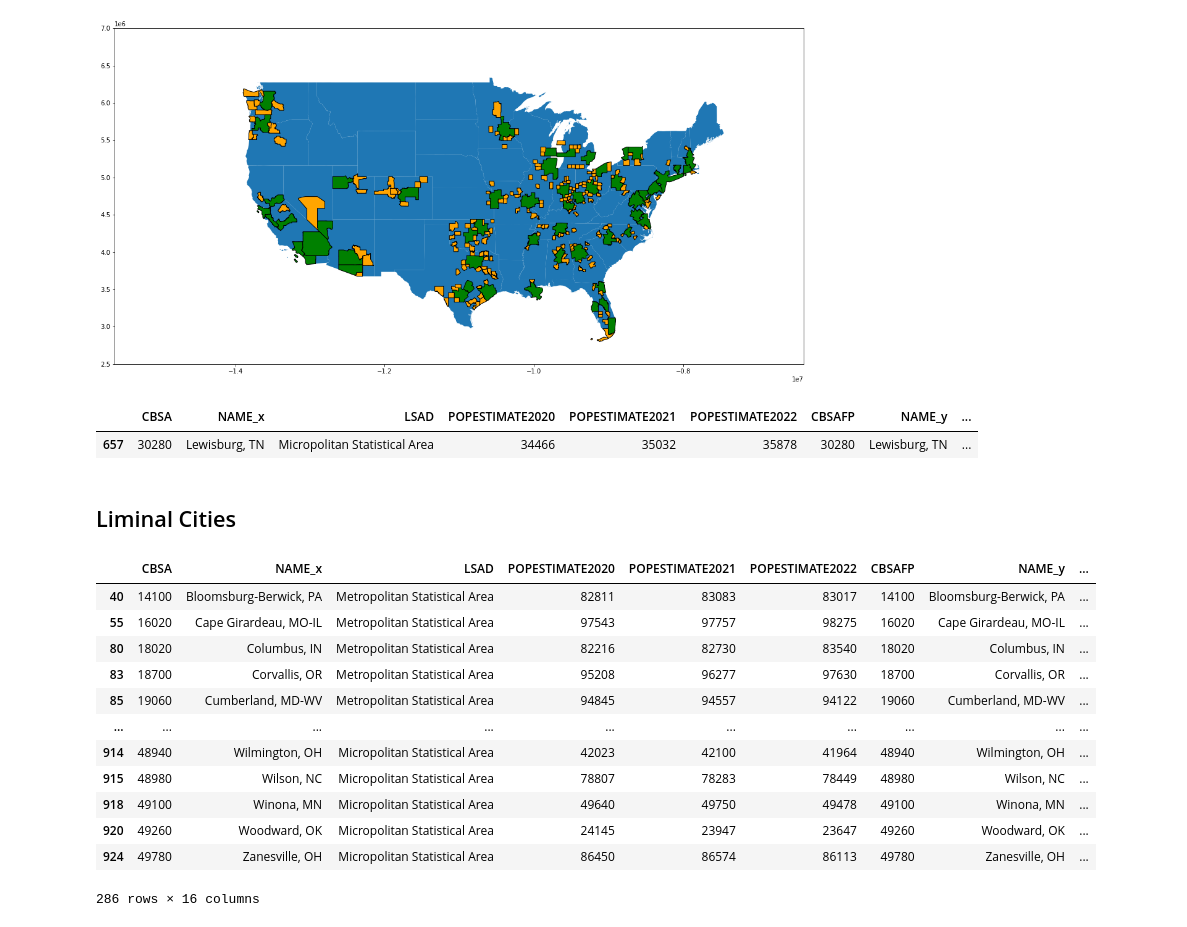
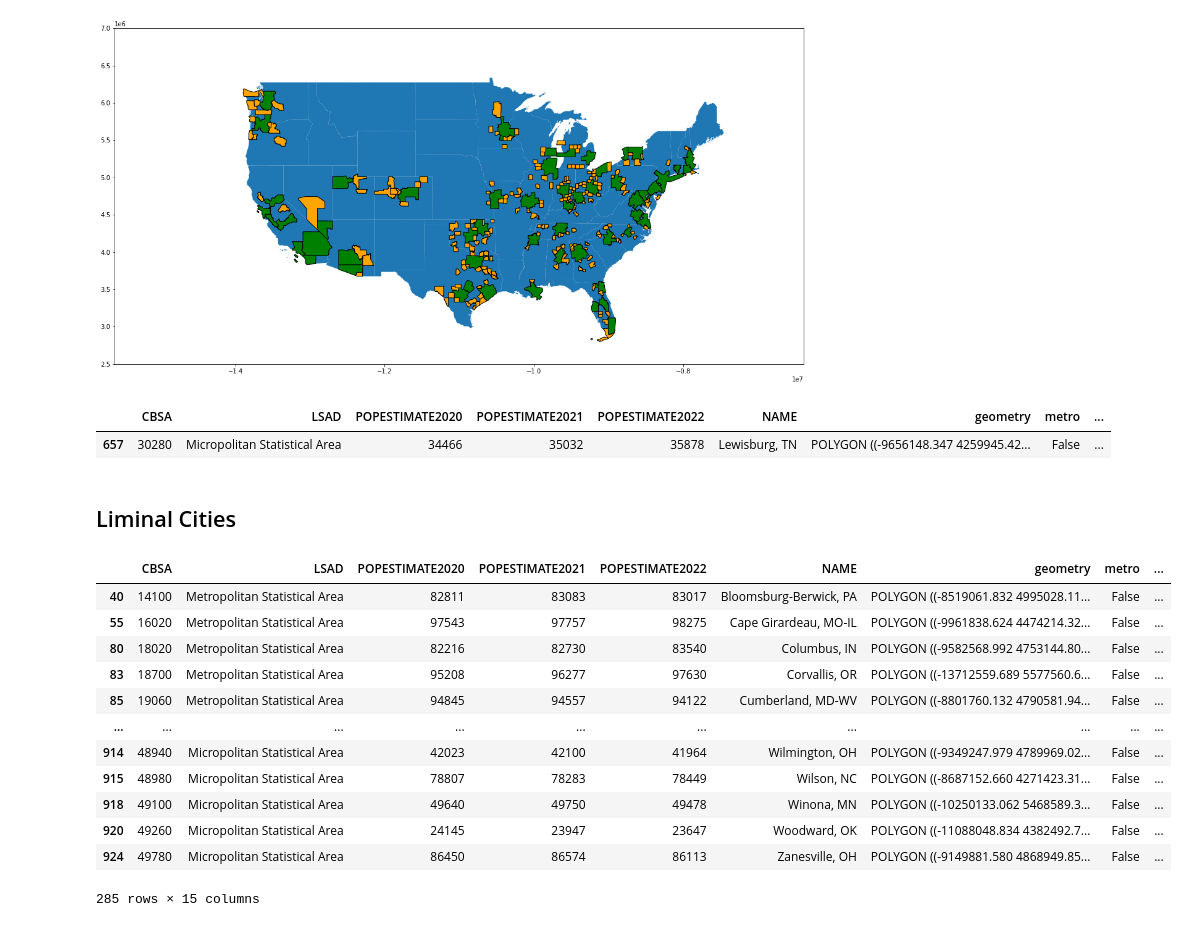
Before and after one commit to ElliottGAbel/Liminal_Cities, a Jupyter notebook: project.ipynb, the cells around one changed output. Cells and saved outputs as stored; diff of their text form; code cells hidden in the pictures.

```diff
--- a/project.ipynb
+++ b/project.ipynb
@@ -15,7 +15,7 @@ import folium
 # Load data
 # %%
 dataFolder = '/work/group/egodat/reu23_clark/data'
-LODESYear = '19'
+LODESYear = '20'
 # %%
 #Annual Resident Population Estimates for Metropolitan/Micropolitan Statistical Areas (https://www.census.gov/data/tables/time-series/demo/popest/2020s-total-metro-and-micro-statistical-areas.html first dataset)
 
@@ -306,7 +306,10 @@ Name: S000, Length: 928, dtype: float64
 ## Main gdf table with data for every CBSA
 # %%
 popDataM = popData[((popData['LSAD'] == 'Metropolitan Statistical Area') | (popData['LSAD'] == 'Micropolitan Statistical Area'))]
+popDataM = popDataM.drop(columns='NAME') #Do not need to store two copys of name
+
 gdf = pd.merge(popDataM, CBSAs, left_on="CBSA", right_on="CBSAFP", how="inner")
+gdf = gdf.drop(columns='CBSAFP') #No need for CBSAFP and CBSA
 gdf = geopandas.GeoDataFrame(gdf)
 gdf
 # %% [output]
@@ -408,10 +411,10 @@ gdf[gdf['micro'] & gdf['inBuff']][['NAME_x', 'POPESTIMATE2021']]
 # %%
 def countCommuteBuff(row):
     count = 0
-    microId = row['CBSAFP']
+    microId = row['CBSA']
     for _, metro in gdf[gdf['metro']].iterrows():
         if metro['buff'].intersects(row['geometry']):
-            metroId = metro['CBSAFP']
+            metroId = metro['CBSA']
             try:
                 count += odTable[microId, metroId]
             except KeyError:
@@ -419,7 +422,7 @@ def countCommuteBuff(row):
     return count
 
 gdf['commuteBuffCount'] = gdf.apply(countCommuteBuff, axis=1)
-gdf['workingPop'] = gdf['CBSAFP'].apply(lambda cbsa: workingPop.get(cbsa, float('nan')))
+gdf['workingPop'] = gdf['CBSA'].apply(lambda cbsa: workingPop.get(cbsa, float('nan')))
 gdf['commutePercent'] = gdf['commuteBuffCount'] / gdf['workingPop'] * 100
 gdf
 # %% [output]
@@ -452,7 +455,7 @@ gdf[gdf['micro'] & gdf['inBuff'] & (gdf['commutePercent'] > 10)].plot(ax=ax, col
 # %%
 gdf[gdf['micro'] & gdf['inBuff'] & (gdf['commutePercent'] > 50)]
 # %% [output]
-|  | CBSA | NAME_x | LSAD | POPESTIMATE2020 | POPESTIMATE2021 | POPESTIMATE2022 | CBSAFP | NAME_y | ... |
-| 657 | 30280 | Lewisburg, TN | Micropolitan Statistical Area | 34466 | 35032 | 35878 | 30280 | Lewisburg, TN | ... |
+|  | CBSA | LSAD | POPESTIMATE2020 | POPESTIMATE2021 | POPESTIMATE2022 | NAME | geometry | metro | ... |
+| 657 | 30280 | Micropolitan Statistical Area | 34466 | 35032 | 35878 | Lewisburg, TN | POLYGON ((-9656148.347 4259945.42... | False | ... |
 # %%
 contUS = ['AL', 'AZ', 'AR', 'CA', 'CO', 'CT', 'DE', 'FL', 'GA', 'ID', 'IL', 'IN', 'IA', 'KS', 'KY', 'LA', 'ME', 'MD', 'MA', 'MI', 'MN', 'MS', 'MO', 'MT', 'NE', 'NV', 'NH', 'NJ', 'NM', 'NY', 'NC', 'ND', 'OH', 'OK', 'OR', 'PA', 'RI', 'SC', 'SD', 'TN', 'TX', 'UT', 'VT', 'VA', 'WA', 'WV', 'WI', 'WY']
@@ -498,19 +501,19 @@ m.save("figures/map3_19.html")
 # %% [markdown]
 ## Liminal Cities
 # %%
-liminalCities = gdf[gdf['micro'] & gdf['inBuff'] & (gdf['commutePercent'] > 5)].copy()
-liminalCities
+gdf['liminal'] = gdf['micro'] & gdf['inBuff'] & (gdf['commutePercent'] > 5)
+gdf[gdf['liminal']]
 # %% [output]
-|  | CBSA | NAME_x | LSAD | POPESTIMATE2020 | POPESTIMATE2021 | POPESTIMATE2022 | CBSAFP | NAME_y | ... |
-| 40 | 14100 | Bloomsburg-Berwick, PA | Metropolitan Statistical Area | 82811 | 83083 | 83017 | 14100 | Bloomsburg-Berwick, PA | ... |
-| 55 | 16020 | Cape Girardeau, MO-IL | Metropolitan Statistical Area | 97543 | 97757 | 98275 | 16020 | Cape Girardeau, MO-IL | ... |
-| 80 | 18020 | Columbus, IN | Metropolitan Statistical Area | 82216 | 82730 | 83540 | 18020 | Columbus, IN | ... |
-| 83 | 18700 | Corvallis, OR | Metropolitan Statistical Area | 95208 | 96277 | 97630 | 18700 | Corvallis, OR | ... |
-| 85 | 19060 | Cumberland, MD-WV | Metropolitan Statistical Area | 94845 | 94557 | 94122 | 19060 | Cumberland, MD-WV | ... |
+|  | CBSA | LSAD | POPESTIMATE2020 | POPESTIMATE2021 | POPESTIMATE2022 | NAME | geometry | metro | ... |
+| 40 | 14100 | Metropolitan Statistical Area | 82811 | 83083 | 83017 | Bloomsburg-Berwick, PA | POLYGON ((-8519061.832 4995028.11... | False | ... |
+| 55 | 16020 | Metropolitan Statistical Area | 97543 | 97757 | 98275 | Cape Girardeau, MO-IL | POLYGON ((-9961838.624 4474214.32... | False | ... |
+| 80 | 18020 | Metropolitan Statistical Area | 82216 | 82730 | 83540 | Columbus, IN | POLYGON ((-9582568.992 4753144.80... | False | ... |
+| 83 | 18700 | Metropolitan Statistical Area | 95208 | 96277 | 97630 | Corvallis, OR | POLYGON ((-13712559.689 5577560.6... | False | ... |
+| 85 | 19060 | Metropolitan Statistical Area | 94845 | 94557 | 94122 | Cumberland, MD-WV | POLYGON ((-8801760.132 4790581.94... | False | ... |
 | ... | ... | ... | ... | ... | ... | ... | ... | ... | ... |
-| 914 | 48940 | Wilmington, OH | Micropolitan Statistical Area | 42023 | 42100 | 41964 | 48940 | Wilmington, OH | ... |
-| 915 | 48980 | Wilson, NC | Micropolitan Statistical Area | 78807 | 78283 | 78449 | 48980 | Wilson, NC | ... |
-| 918 | 49100 | Winona, MN | Micropolitan Statistical Area | 49640 | 49750 | 49478 | 49100 | Winona, MN | ... |
-| 920 | 49260 | Woodward, OK | Micropolitan Statistical Area | 24145 | 23947 | 23647 | 49260 | Woodward, OK | ... |
-| 924 | 49780 | Zanesville, OH | Micropolitan Statistical Area | 86450 | 86574 | 86113 | 49780 | Zanesville, OH | ... |
+| 914 | 48940 | Micropolitan Statistical Area | 42023 | 42100 | 41964 | Wilmington, OH | POLYGON ((-9349247.979 4789969.02... | False | ... |
+| 915 | 48980 | Micropolitan Statistical Area | 78807 | 78283 | 78449 | Wilson, NC | POLYGON ((-8687152.660 4271423.31... | False | ... |
+| 918 | 49100 | Micropolitan Statistical Area | 49640 | 49750 | 49478 | Winona, MN | POLYGON ((-10250133.062 5468589.3... | False | ... |
+| 920 | 49260 | Micropolitan Statistical Area | 24145 | 23947 | 23647 | Woodward, OK | POLYGON ((-11088048.834 4382492.7... | False | ... |
+| 924 | 49780 | Micropolitan Statistical Area | 86450 | 86574 | 86113 | Zanesville, OH | POLYGON ((-9149881.580 4868949.85... | False | ... |
-286 rows × 16 columns
+285 rows × 15 columns
```
Also changed, not shown: parts of 12 cells of this notebook, 6 other files.
